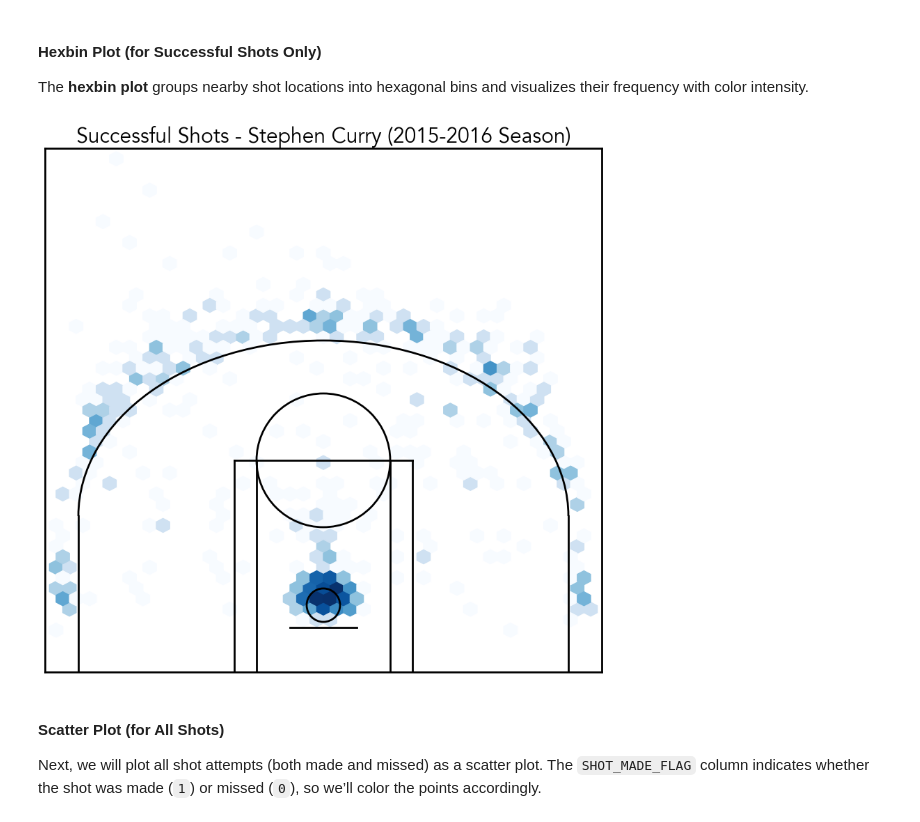
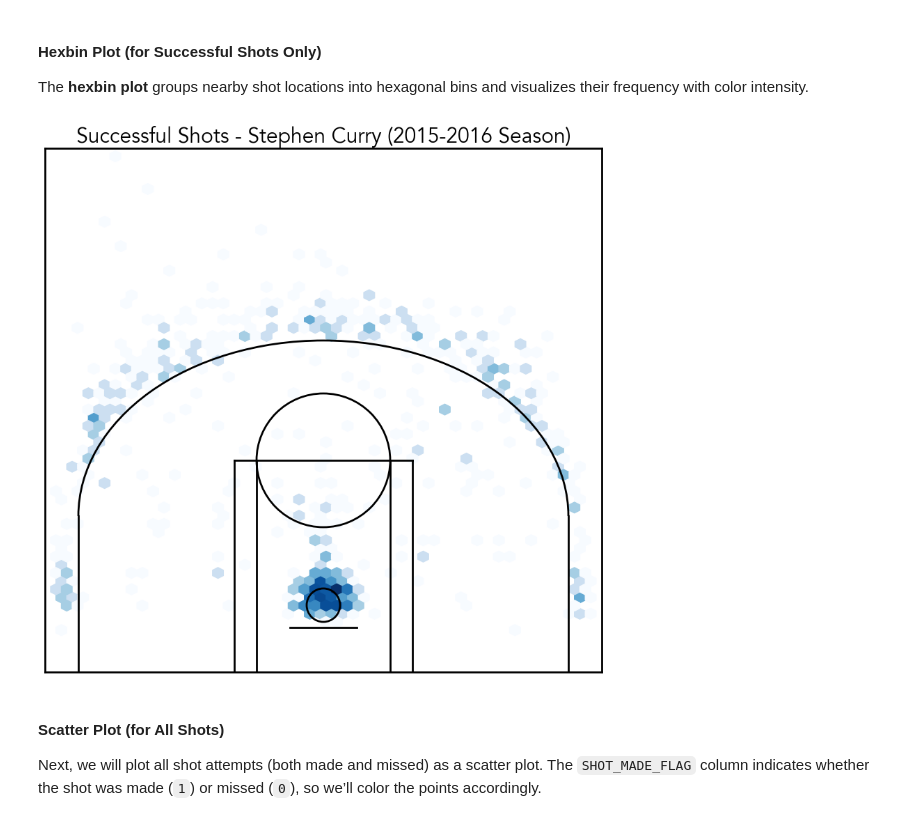
Before and after one commit to themarisolhernandez/anlt-232-intro-to-data-vis, a Jupyter notebook: Module 6 Exploring Seaborn/Socratic Lab/01_nba_shot_vis.ipynb, the cells around one changed output. Saved outputs shown, nothing was run; the diff lists cells and outputs as text; code cells hidden in the pictures.

```diff
--- a/Module 6 Exploring Seaborn/Socratic Lab/01_nba_shot_vis.ipynb
+++ b/Module 6 Exploring Seaborn/Socratic Lab/01_nba_shot_vis.ipynb
@@ -480,25 +480,24 @@ The **hexbin plot** groups nearby shot locations into hexagonal bins and visuali
 # %%
 # General plot parameters
 mpl.rcParams['font.family'] = 'Avenir'
 mpl.rcParams['font.size'] = 18
 mpl.rcParams['axes.linewidth'] = 2
 
 # Create the figure
 fig = plt.figure(figsize=(8, 7.52))
 ax = fig.add_axes([0, 0, 1, 1])
 
 # Plot hexbin of successful shots first (below the court)
-plt.hexbin(made_shots_df['LOC_X'], made_shots_df['LOC_Y'] + 60, gridsize=(50, 50), extent=(-300, 300, 0, 940),
-           bins='log', cmap='Blues')
+plt.hexbin(made_shots_df['LOC_X'], made_shots_df['LOC_Y'] + 60, gridsize=(50, 50), extent=(-245, 240, -21, 712), bins='log', cmap='Blues')
 
 # Now draw the court on top of the hexbin
 ax = create_court(ax, 'black')
 
 # Title and display
 plt.title('Successful Shots - Stephen Curry (2015-2016 Season)')
 plt.show()
 # %% [output]
-[figure, old version]
+[figure, new version]
 # %% [markdown]
 #### Scatter Plot (for All Shots)
 Next, we will plot all shot attempts (both made and missed) as a scatter plot. The `SHOT_MADE_FLAG` column indicates whether the shot was made (`1`) or missed (`0`), so we’ll color the points accordingly.
```
Also changed, not shown: parts of 1 cell of this notebook, 1 other file.
